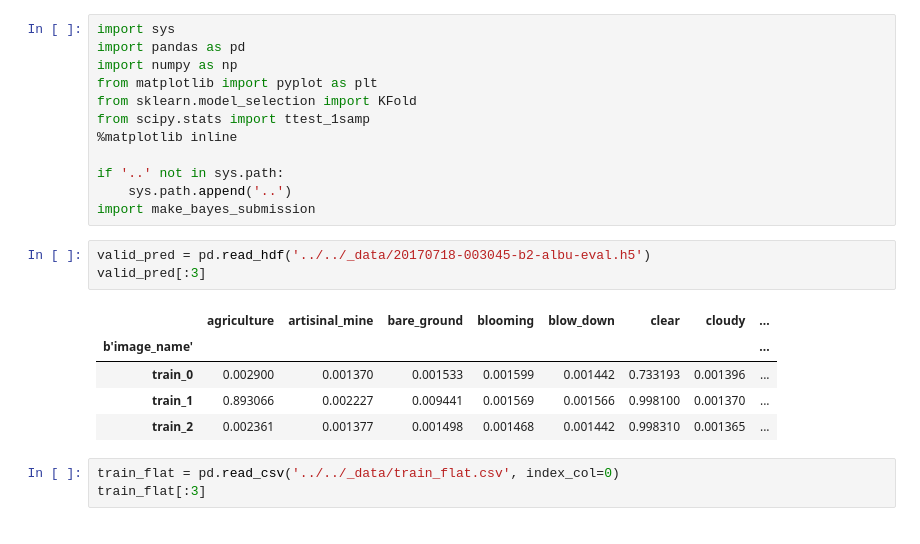
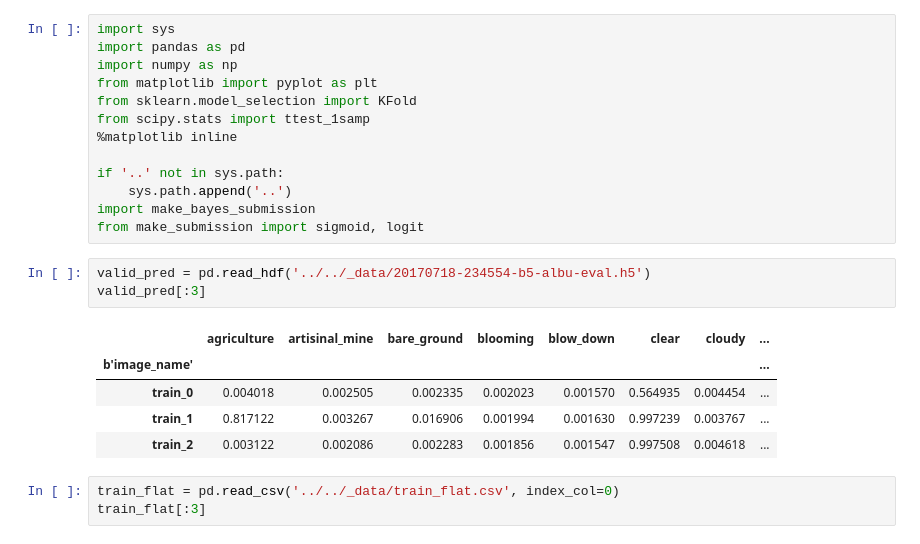
Before and after one commit to lopuhin/kaggle-amazon-2017, a Jupyter notebook: notebooks/heuristics.ipynb, the cells around one changed output. Drawn from its saved outputs; the diff is of its cells as text.

```diff
--- a/notebooks/heuristics.ipynb
+++ b/notebooks/heuristics.ipynb
@@ -10,15 +10,16 @@ from scipy.stats import ttest_1samp
 if '..' not in sys.path:
     sys.path.append('..')
 import make_bayes_submission
+from make_submission import sigmoid, logit
 # %%
-valid_pred = pd.read_hdf('../../_data/20170718-003045-b2-albu-eval.h5')
+valid_pred = pd.read_hdf('../../_data/20170718-234554-b5-albu-eval.h5')
 valid_pred[:3]
 # %% [output]
 |  | agriculture | artisinal_mine | bare_ground | blooming | blow_down | clear | cloudy | ... |
 | b'image_name' |  |  |  |  |  |  |  | ... |
-| train_0 | 0.002900 | 0.001370 | 0.001533 | 0.001599 | 0.001442 | 0.733193 | 0.001396 | ... |
-| train_1 | 0.893066 | 0.002227 | 0.009441 | 0.001569 | 0.001566 | 0.998100 | 0.001370 | ... |
-| train_2 | 0.002361 | 0.001377 | 0.001498 | 0.001468 | 0.001442 | 0.998310 | 0.001365 | ... |
+| train_0 | 0.004018 | 0.002505 | 0.002335 | 0.002023 | 0.001570 | 0.564935 | 0.004454 | ... |
+| train_1 | 0.817122 | 0.003267 | 0.016906 | 0.001994 | 0.001630 | 0.997239 | 0.003767 | ... |
+| train_2 | 0.003122 | 0.002086 | 0.002283 | 0.001856 | 0.001547 | 0.997508 | 0.004618 | ... |
 # %%
 train_flat = pd.read_csv('../../_data/train_flat.csv', index_col=0)
 train_flat[:3]
```
Also changed, not shown: parts of 24 cells of this notebook.
